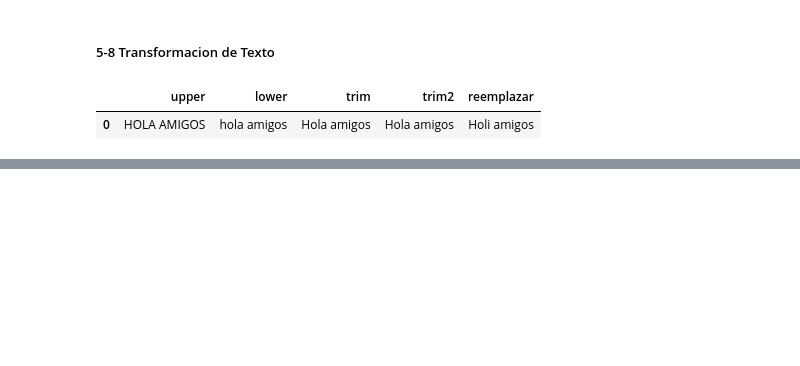
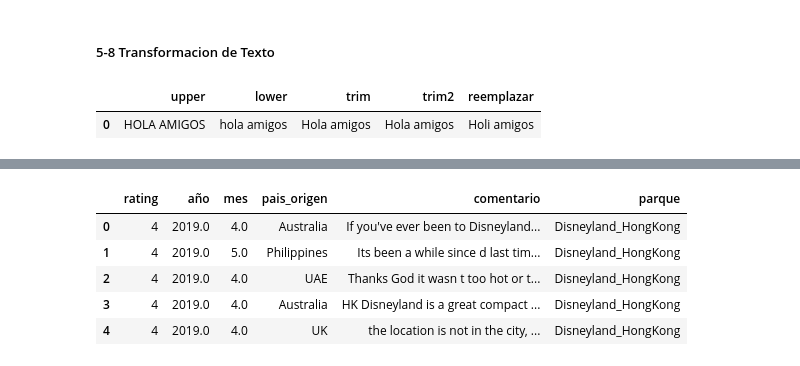
Before and after one commit to user14721068/SQL, a Jupyter notebook: 5.-Manejo de texto.ipynb, the cells around one changed output, grey strips where cells are left out. Saved outputs shown, nothing was run; the diff lists cells and outputs as text; code cells hidden in the pictures; blank space fills up the shorter version.

```diff
--- a/5.-Manejo de texto.ipynb
+++ b/5.-Manejo de texto.ipynb
@@ -350,0 +445,21 @@ df.head(10)
+# %%
+# Visualizar las primeras 5 filas de la tabla disneyclean que acabamos de crear
+
+query = """
+select
+    *
+from
+    analisistexto.disneyclean;
+"""
+df = pd.read_sql_query(text(query), engine)
+with pd.option_context(
+    'display.max_colwidth', None,
+    'display.max_columns', None):
+    display(df.head())
+# %% [output]
+|  | rating | año | mes | pais_origen | comentario | parque |
+| 0 | 4 | 2019.0 | 4.0 | Australia | If you've ever been to Disneyland... | Disneyland_HongKong |
+| 1 | 4 | 2019.0 | 5.0 | Philippines | Its been a while since d last tim... | Disneyland_HongKong |
+| 2 | 4 | 2019.0 | 4.0 | UAE | Thanks God it wasn t too hot or t... | Disneyland_HongKong |
+| 3 | 4 | 2019.0 | 4.0 | Australia | HK Disneyland is a great compact ... | Disneyland_HongKong |
+| 4 | 4 | 2019.0 | 4.0 | UK | the location is not in the city, ... | Disneyland_HongKong |
```
Also changed, not shown: parts of 4 cells of this notebook.
